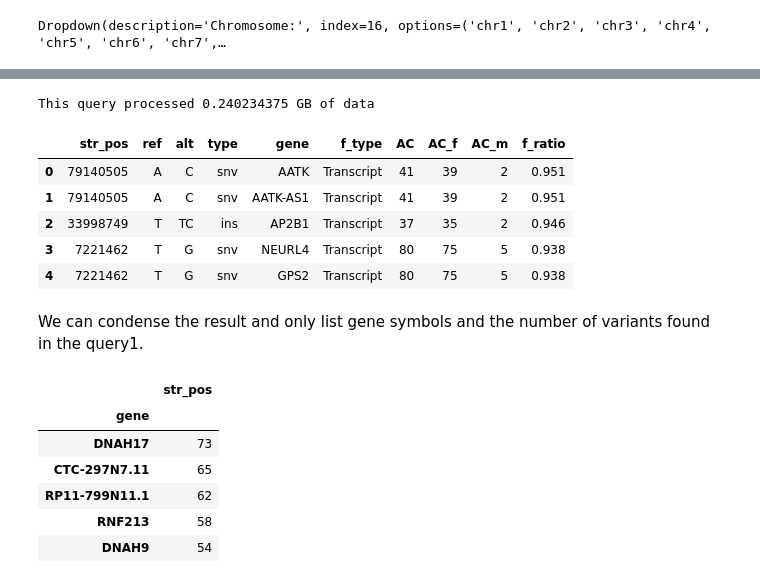
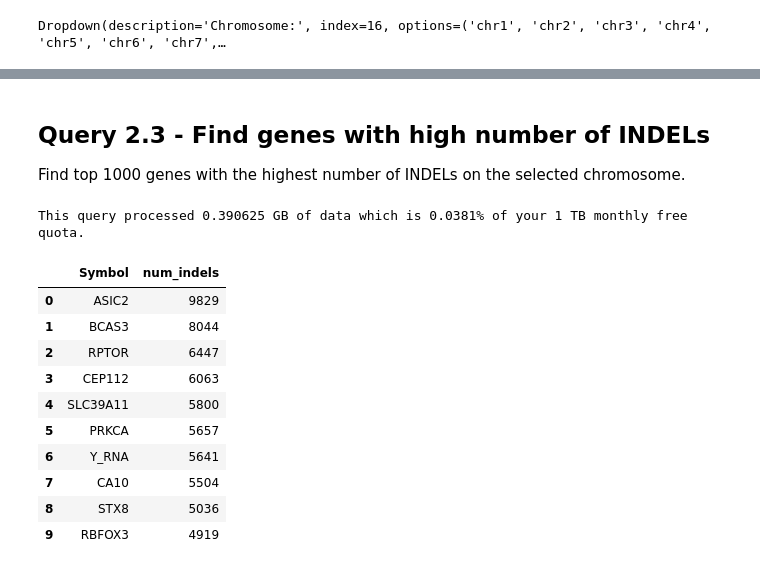
Before and after one commit to googlegenomics/gcp-variant-transforms, a Jupyter notebook: docs/sample_queries/gnomad/gnomad.ipynb, the cells around one changed output, grey strips where cells are left out. Cells and saved outputs as stored; diff of their text form; code cells hidden in the pictures.

```diff
--- a/docs/sample_queries/gnomad/gnomad.ipynb
+++ b/docs/sample_queries/gnomad/gnomad.ipynb
@@ -552,47 +678,39 @@ Find 10,000 SNV on selected chromosome that are more common in women than men, m
+# %% [markdown]
+## Query 2.3 - Find genes with high number of INDELs
+Find top 1000 genes with the highest number of INDELs on the selected chromosome.
 # %%
 query_template = """
+SELECT Symbol, count(1) AS num_indels
+FROM
+(
 SELECT DISTINCT
        start_position AS str_pos,
-       reference_bases AS ref,
        alternate_bases.alt AS alt,
-       alternate_bases.allele_type AS type,
-       vep.SYMBOL AS gene,
-       vep.feature_type AS f_type,
-       alternate_bases.AC AS AC,
-       alternate_bases.AC_female AS AC_f,
-       alternate_bases.AC_male AS AC_m,
-       ROUND(alternate_bases.AC_female / alternate_bases.AC, 3) AS f_ratio
-FROM `bigquery-public-data.gnomAD.v2_1_1_exomes__chr17` AS main_table,
+       vep.SYMBOL AS Symbol,
+FROM `bigquery-public-data.gnomAD.{GNOMAD_VER}__{CHROM}` AS main_table,
      main_table.alternate_bases AS alternate_bases,
      alternate_bases.vep AS vep
-WHERE alternate_bases.AC > 30 AND vep.SYMBOL IS NOT NULL
-ORDER BY f_ratio DESC
-LIMIT 10000
+WHERE vep.SYMBOL IS NOT NULL AND alternate_bases.allele_type != 'snv'
+)
+GROUP BY 1
+ORDER BY 2 DESC
+LIMIT 1000
 """
-
 query = query_template.format(GNOMAD_VER=gnomad_version_chr,
                               CHROM=chromosome_chr)
 
-stats_chr_sex = run_query(query)
-stats_chr_sex.head()
+stats_chr_snv = run_query(query)
+stats_chr_snv.head(10)
 # %% [output]
-This query processed 0.240234375 GB of data
+This query processed 0.390625 GB of data which is 0.0381% of your 1 TB monthly free quota.
-|  | str_pos | ref | alt | type | gene | f_type | AC | AC_f | AC_m | f_ratio |
-| 0 | 79140505 | A | C | snv | AATK | Transcript | 41 | 39 | 2 | 0.951 |
-| 1 | 79140505 | A | C | snv | AATK-AS1 | Transcript | 41 | 39 | 2 | 0.951 |
-| 2 | 33998749 | T | TC | ins | AP2B1 | Transcript | 37 | 35 | 2 | 0.946 |
-| 3 | 7221462 | T | G | snv | NEURL4 | Transcript | 80 | 75 | 5 | 0.938 |
-| 4 | 7221462 | T | G | snv | GPS2 | Transcript | 80 | 75 | 5 | 0.938 |
+|  | Symbol | num_indels |
+| 0 | ASIC2 | 9829 |
+| 1 | BCAS3 | 8044 |
+| 2 | RPTOR | 6447 |
+| 3 | CEP112 | 6063 |
+| 4 | SLC39A11 | 5800 |
+| 5 | PRKCA | 5657 |
+| 6 | Y_RNA | 5641 |
+| 7 | CA10 | 5504 |
+| 8 | STX8 | 5036 |
+| 9 | RBFOX3 | 4919 |
-# %% [markdown]
-We can condense the result and only list gene symbols and the number of variants found in the query1.
-# %%
-stats_chr_sex.groupby('gene').count()[['str_pos']].sort_values(by=['str_pos'],
-                                                               ascending=False).head()
-# %% [output]
-|  | str_pos |
-| gene |  |
-| DNAH17 | 73 |
-| CTC-297N7.11 | 65 |
-| RP11-799N11.1 | 62 |
-| RNF213 | 58 |
-| DNAH9 | 54 |
```
Also changed, not shown: parts of 31 cells of this notebook.
